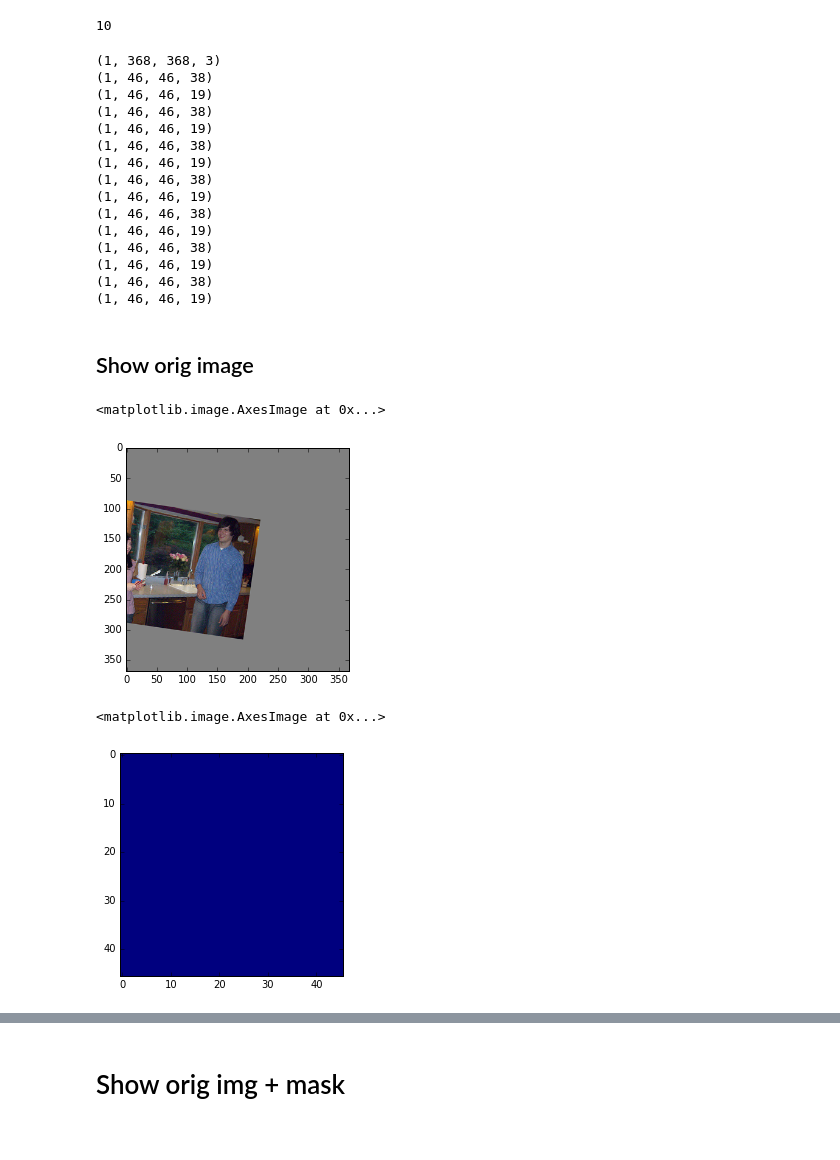
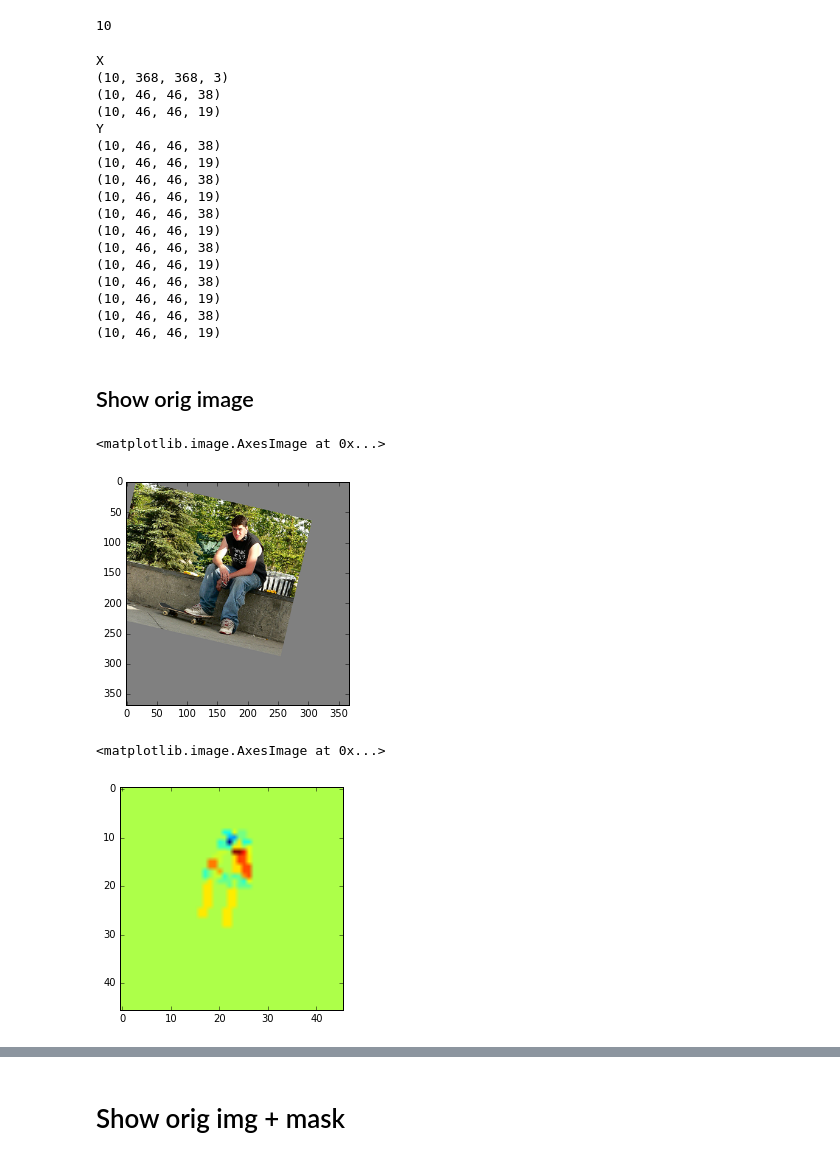
Before and after one commit to padeler/keras_Realtime_Multi-Person_Pose_Estimation, a Jupyter notebook: training/inspect_dataset.ipynb, the cells around one changed output, grey strips where cells are left out. Cells and saved outputs as stored; diff of their text form; code cells hidden in the pictures.

```diff
--- a/training/inspect_dataset.ipynb
+++ b/training/inspect_dataset.ipynb
@@ -116,10 +104,11 @@ len(y[0])
 # %%
 x,y = next(client.gen())
 # %%
+print "X"
 print(x[0].shape)
 print(x[1].shape)
 print(x[2].shape)
-
+print "Y"
 print(y[0].shape)
 print(y[1].shape)
 print(y[2].shape)
@@ -133,36 +122,38 @@ print(y[9].shape)
 print(y[10].shape)
 print(y[11].shape)
 # %% [output]
-(1, 368, 368, 3)
-(1, 46, 46, 38)
-(1, 46, 46, 19)
-(1, 46, 46, 38)
-(1, 46, 46, 19)
-(1, 46, 46, 38)
-(1, 46, 46, 19)
-(1, 46, 46, 38)
-(1, 46, 46, 19)
-(1, 46, 46, 38)
-(1, 46, 46, 19)
-(1, 46, 46, 38)
-(1, 46, 46, 19)
-(1, 46, 46, 38)
-(1, 46, 46, 19)
+X
+(10, 368, 368, 3)
+(10, 46, 46, 38)
+(10, 46, 46, 19)
+Y
+(10, 46, 46, 38)
+(10, 46, 46, 19)
+(10, 46, 46, 38)
+(10, 46, 46, 19)
+(10, 46, 46, 38)
+(10, 46, 46, 19)
+(10, 46, 46, 38)
+(10, 46, 46, 19)
+(10, 46, 46, 38)
+(10, 46, 46, 19)
+(10, 46, 46, 38)
+(10, 46, 46, 19)
 # %% [markdown]
 ## Show orig image
 # %%
-dta_img = x[0][4,:,:,:]
+dta_img = x[0][1,:,:,:]
 plt.imshow(dta_img[:,:,[2,1,0]])
 # %% [output]
 <matplotlib.image.AxesImage at 0x...>
-[figure, old version]
+[figure, new version]
 # %%
-hm_img = x[2][7,:,:,:]
+hm_img = y[2][1,:,:,:]
 tmp = np.sum(hm_img,axis=2)
 plt.imshow(tmp)
 # %% [output]
 <matplotlib.image.AxesImage at 0x...>
-[figure, old version]
+[figure, new version]
 # %%
 hm_img
 # %% [output]
```
Also changed, not shown: parts of 13 cells of this notebook, 5 other files.
